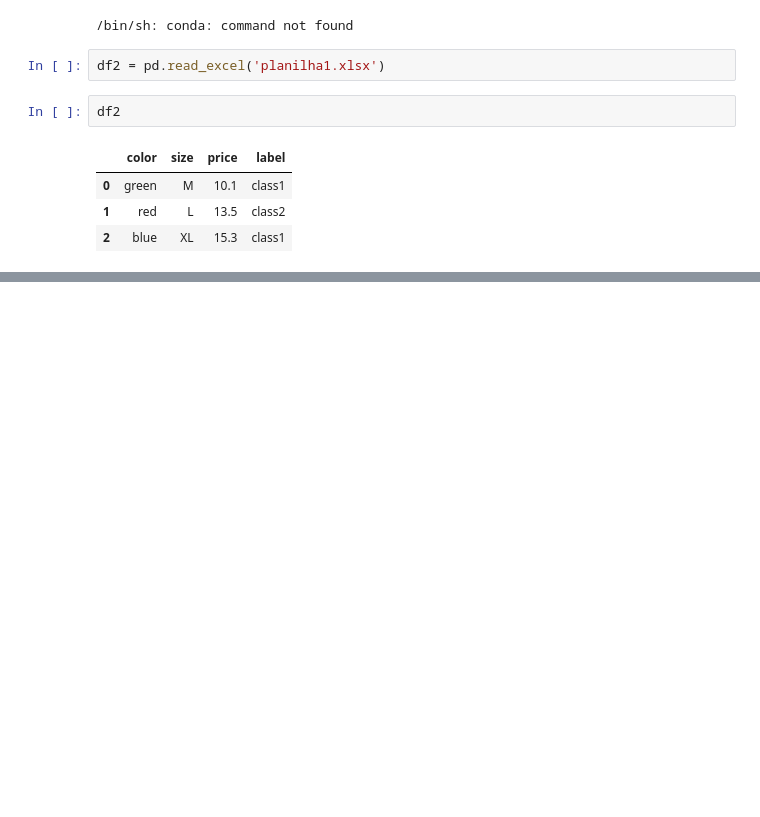
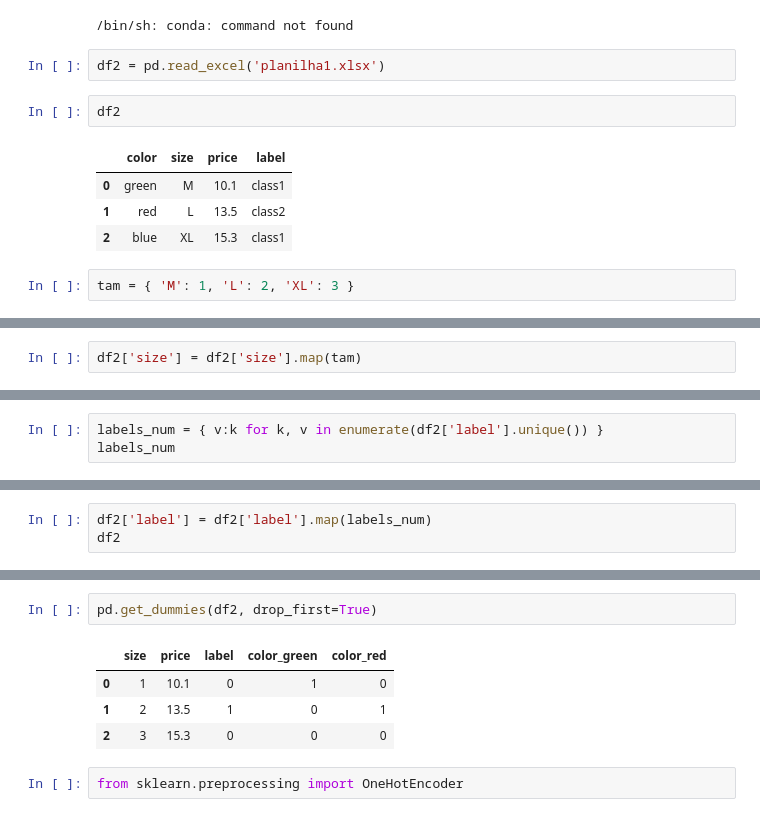
Before and after one commit to regispires/aulas-machine-learning-2019, a Jupyter notebook: 06-Pre-processamento.ipynb, the cells around one changed output, grey strips where cells are left out. Saved outputs shown, nothing was run; the diff lists cells and outputs as text; blank space fills up the shorter version.

```diff
--- a/06-Pre-processamento.ipynb
+++ b/06-Pre-processamento.ipynb
@@ -125,3 +125,5 @@ df2
 | 0 | green | M | 10.1 | class1 |
 | 1 | red | L | 13.5 | class2 |
 | 2 | blue | XL | 15.3 | class1 |
+# %%
+tam = { 'M': 1, 'L': 2, 'XL': 3 }
@@ -127,0 +136,2 @@ df2
+# %%
+df2['size'] = df2['size'].map(tam)
@@ -127,0 +162,3 @@ df2
+# %%
+labels_num = { v:k for k, v in enumerate(df2['label'].unique()) }
+labels_num
@@ -127,0 +167,3 @@ df2
+# %%
+df2['label'] = df2['label'].map(labels_num)
+df2
@@ -127,0 +182,9 @@ df2
+# %%
+pd.get_dummies(df2, drop_first=True)
+# %% [output]
+|  | size | price | label | color_green | color_red |
+| 0 | 1 | 10.1 | 0 | 1 | 0 |
+| 1 | 2 | 13.5 | 1 | 0 | 1 |
+| 2 | 3 | 15.3 | 0 | 0 | 0 |
+# %%
+from sklearn.preprocessing import OneHotEncoder
```
Also changed, not shown: parts of 10 cells of this notebook.
